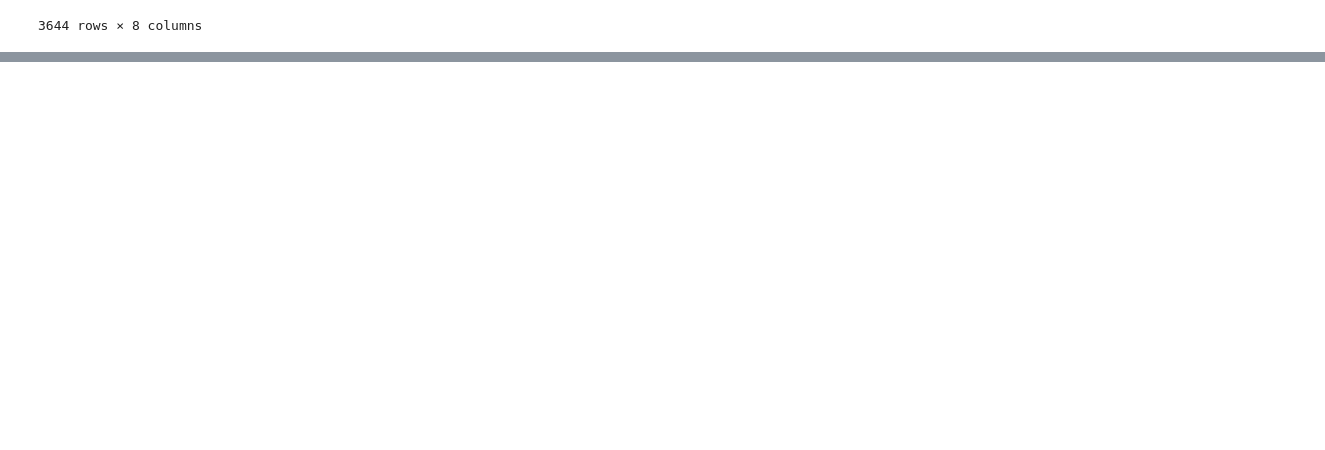
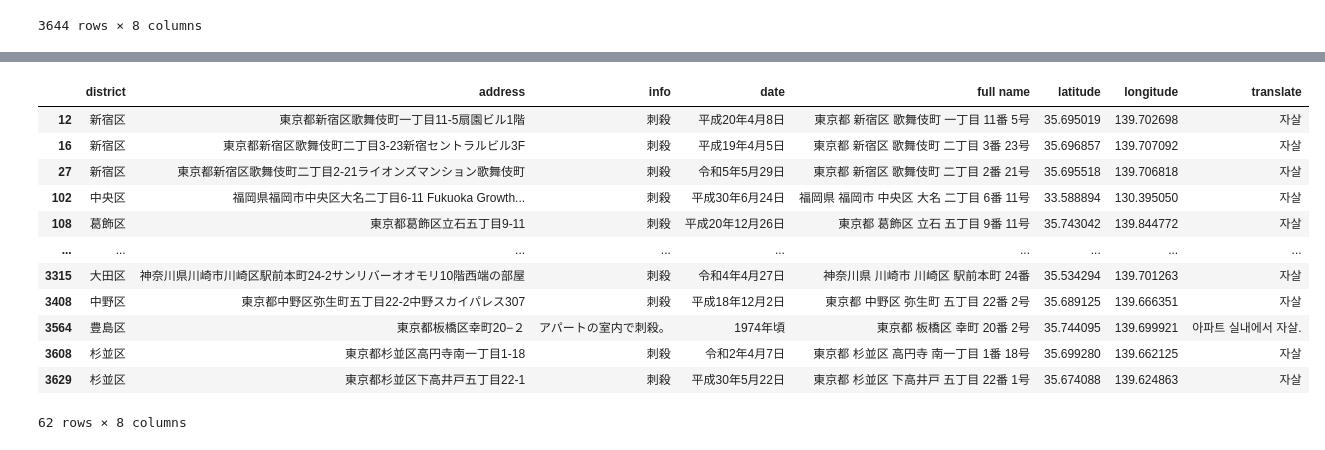
Before and after one commit to zinnie1025/AirbnbWise, a Jupyter notebook: Dataset_Processing/yunyoung/oshima_data_tagging.ipynb, the cells around one changed output, grey strips where cells are left out. Saved outputs shown, nothing was run; the diff lists cells and outputs as text; code cells hidden in the pictures; blank space fills up the shorter version.

```diff
--- a/Dataset_Processing/yunyoung/oshima_data_tagging.ipynb
+++ b/Dataset_Processing/yunyoung/oshima_data_tagging.ipynb
@@ -544,0 +565,16 @@ df_unique
+# %%
+df_unique[df_unique['info'].str.contains('刺殺')]
+# %% [output]
+|  | district | address | info | date | full name | latitude | longitude | translate |
+| 12 | 新宿区 | 東京都新宿区歌舞伎町一丁目11-5扇園ビル1階 | 刺殺 | 平成20年4月8日 | 東京都 新宿区 歌舞伎町 一丁目 11番 5号 | 35.695019 | 139.702698 | 자살 |
+| 16 | 新宿区 | 東京都新宿区歌舞伎町二丁目3-23新宿セントラルビル3F | 刺殺 | 平成19年4月5日 | 東京都 新宿区 歌舞伎町 二丁目 3番 23号 | 35.696857 | 139.707092 | 자살 |
+| 27 | 新宿区 | 東京都新宿区歌舞伎町二丁目2-21ライオンズマンション歌舞伎町 | 刺殺 | 令和5年5月29日 | 東京都 新宿区 歌舞伎町 二丁目 2番 21号 | 35.695518 | 139.706818 | 자살 |
+| 102 | 中央区 | 福岡県福岡市中央区大名二丁目6-11 Fukuoka Growth... | 刺殺 | 平成30年6月24日 | 福岡県 福岡市 中央区 大名 二丁目 6番 11号 | 33.588894 | 130.395050 | 자살 |
+| 108 | 葛飾区 | 東京都葛飾区立石五丁目9-11 | 刺殺 | 平成20年12月26日 | 東京都 葛飾区 立石 五丁目 9番 11号 | 35.743042 | 139.844772 | 자살 |
+| ... | ... | ... | ... | ... | ... | ... | ... | ... |
+| 3315 | 大田区 | 神奈川県川崎市川崎区駅前本町24-2サンリバーオオモリ10階西端の部屋 | 刺殺 | 令和4年4月27日 | 神奈川県 川崎市 川崎区 駅前本町 24番 | 35.534294 | 139.701263 | 자살 |
+| 3408 | 中野区 | 東京都中野区弥生町五丁目22-2中野スカイパレス307 | 刺殺 | 平成18年12月2日 | 東京都 中野区 弥生町 五丁目 22番 2号 | 35.689125 | 139.666351 | 자살 |
+| 3564 | 豊島区 | 東京都板橋区幸町20−２ | アパートの室内で刺殺。 | 1974年頃 | 東京都 板橋区 幸町 20番 2号 | 35.744095 | 139.699921 | 아파트 실내에서 자살. |
+| 3608 | 杉並区 | 東京都杉並区高円寺南一丁目1-18 | 刺殺 | 令和2年4月7日 | 東京都 杉並区 高円寺 南一丁目 1番 18号 | 35.699280 | 139.662125 | 자살 |
+| 3629 | 杉並区 | 東京都杉並区下高井戸五丁目22-1 | 刺殺 | 平成30年5月22日 | 東京都 杉並区 下高井戸 五丁目 22番 1号 | 35.674088 | 139.624863 | 자살 |
+62 rows × 8 columns
```
Also changed, not shown: parts of 80 cells of this notebook.
